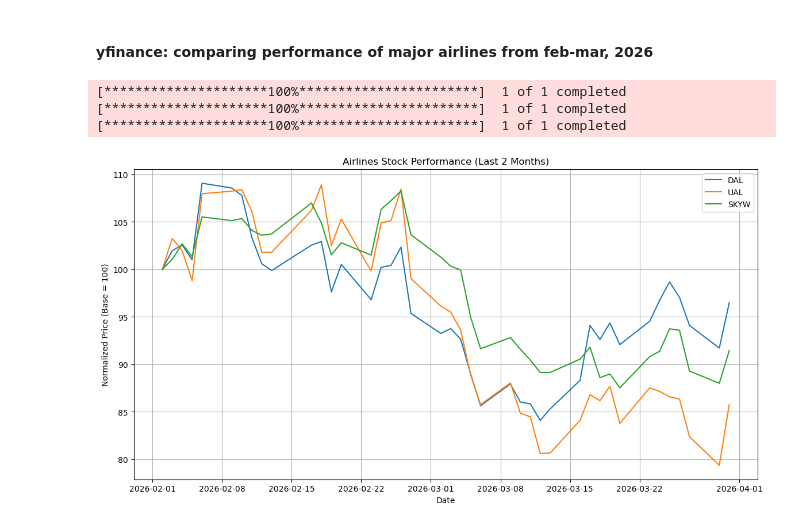
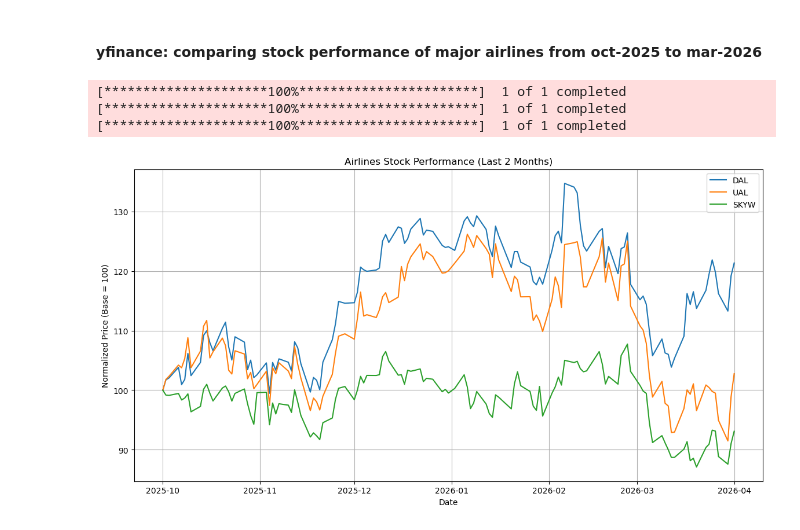
Before and after one commit to vivekparasharr/trading, a Jupyter notebook: 2026-03-31-airlines-stock-performance.ipynb, the cells around one changed output. Saved outputs shown, nothing was run; the diff lists cells and outputs as text; code cells hidden in the pictures.

```diff
--- a/2026-03-31-airlines-stock-performance.ipynb
+++ b/2026-03-31-airlines-stock-performance.ipynb
@@ -1,5 +1,5 @@
 # %% [markdown]
-#### yfinance: comparing performance of major airlines from feb-mar, 2026
+#### yfinance: comparing stock performance of major airlines from oct-2025 to mar-2026
 # %%
 import yfinance as yf
 import pandas as pd
@@ -12,7 +12,7 @@ price_data = []
 
 for ticker in tickers:
     try:
-        df = yf.download(ticker, period="2mo")
+        df = yf.download(ticker, period="6mo")
 
         if df.empty:
             print(f"{ticker}: No data")
@@ -36,31 +36,31 @@ df_prices = pd.concat(price_data, axis=1)
 # --- Drop rows where ALL are NaN ---
 df_prices = df_prices.dropna(how="all")
 
 # --- Forward fill missing values ---
 df_prices = df_prices.ffill()
 
 # --- Ensure we still have data ---
 if df_prices.shape[0] == 0:
     raise ValueError("Still no usable data — try removing problematic tickers like 2222.SR")
 
 # --- Normalize ---
 normalized = df_prices / df_prices.iloc[0] * 100
 
 # --- Plot ---
 plt.figure(figsize=(14, 7))
 
 for col in normalized.columns:
     plt.plot(normalized.index, normalized[col], label=col)
 
 plt.title("Airlines Stock Performance (Last 2 Months)")
 plt.xlabel("Date")
 plt.ylabel("Normalized Price (Base = 100)")
 plt.legend()
 plt.grid(True)
 
 plt.show()
 # %% [output]
 [*********************100%***********************]  1 of 1 completed
 [*********************100%***********************]  1 of 1 completed
 [*********************100%***********************]  1 of 1 completed
-[figure, old version]
+[figure, new version]
```
Also changed, not shown: 2 other files.
